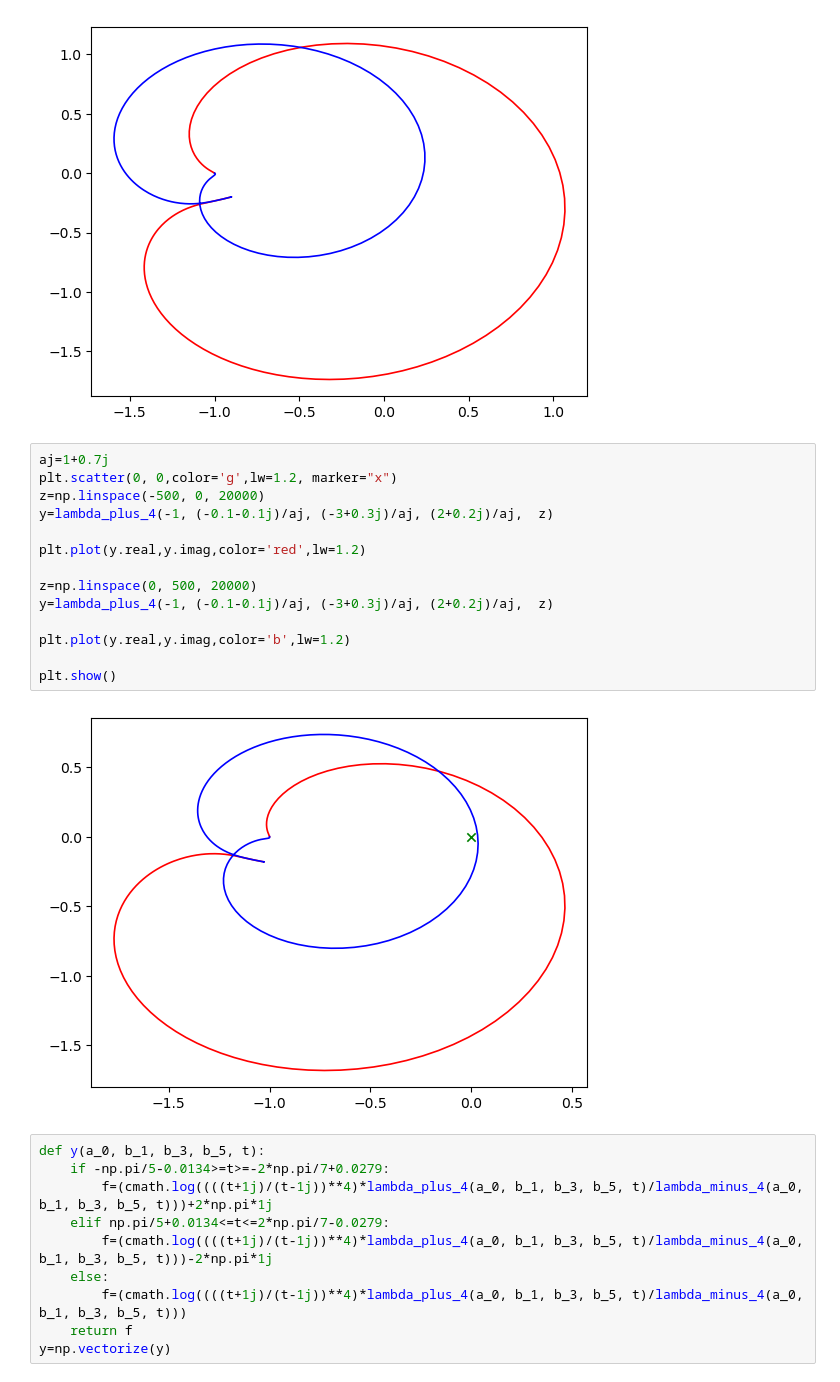
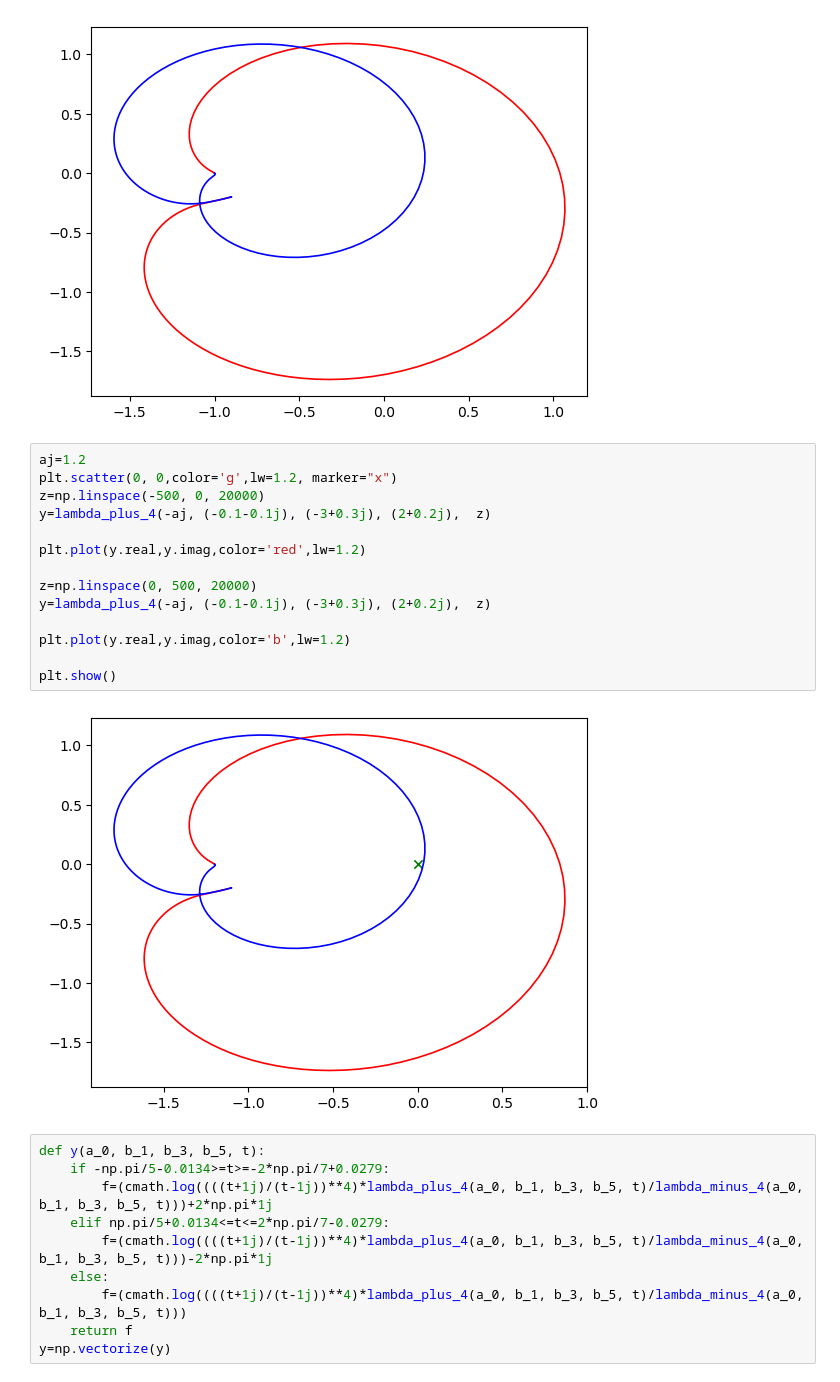
Before and after one commit to Platon19/test2, a Jupyter notebook: root4.ipynb, the cells around one changed output. Drawn from its saved outputs; the diff is of its cells as text.

```diff
--- a/root4.ipynb
+++ b/root4.ipynb
@@ -61,21 +61,21 @@ plt.show()
 # %% [output]
 [figure]
 # %%
-aj=1+0.7j
+aj=1.2
 plt.scatter(0, 0,color='g',lw=1.2, marker="x")
 z=np.linspace(-500, 0, 20000)
-y=lambda_plus_4(-1, (-0.1-0.1j)/aj, (-3+0.3j)/aj, (2+0.2j)/aj,  z)
+y=lambda_plus_4(-aj, (-0.1-0.1j), (-3+0.3j), (2+0.2j),  z)
 
 plt.plot(y.real,y.imag,color='red',lw=1.2)
 
 z=np.linspace(0, 500, 20000)
-y=lambda_plus_4(-1, (-0.1-0.1j)/aj, (-3+0.3j)/aj, (2+0.2j)/aj,  z)
+y=lambda_plus_4(-aj, (-0.1-0.1j), (-3+0.3j), (2+0.2j),  z)
 
 plt.plot(y.real,y.imag,color='b',lw=1.2)
 
 plt.show()
 # %% [output]
-[figure, old version]
+[figure, new version]
 # %%
 def y(a_0, b_1, b_3, b_5, t):
     if -np.pi/5-0.0134>=t>=-2*np.pi/7+0.0279:
```
Also changed, not shown: parts of 12 cells of this notebook, 9 other files.
